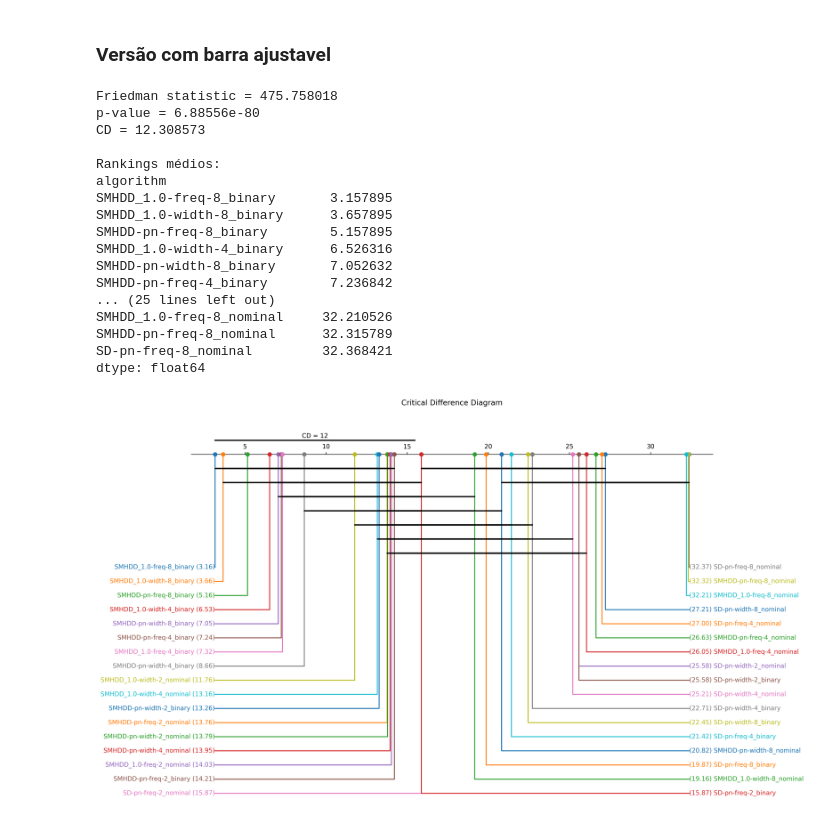
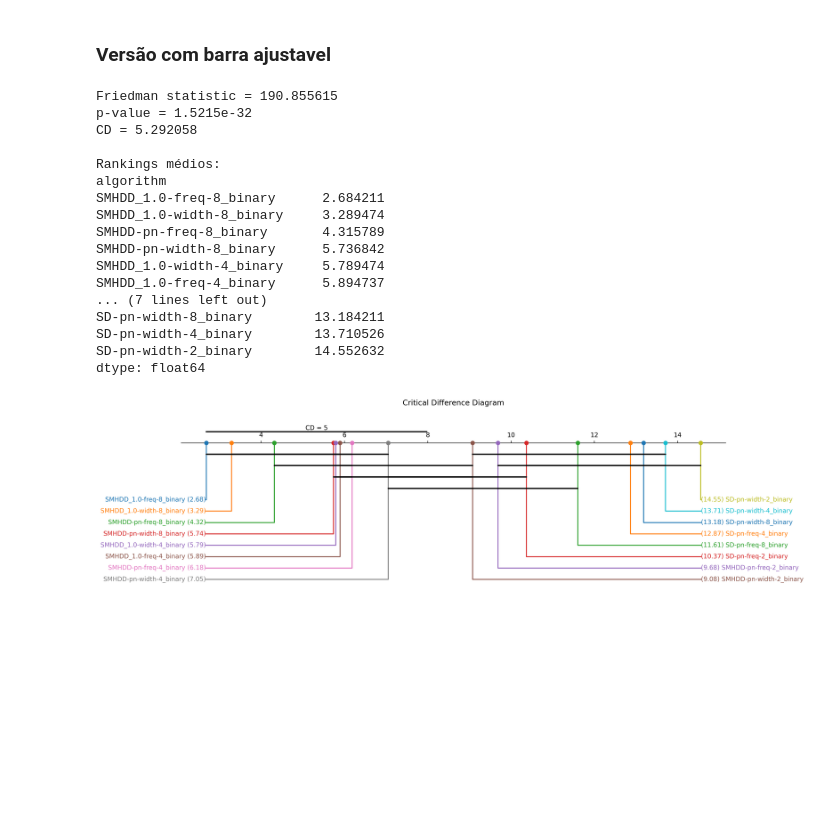
Before and after one commit to giordano-toscano/result_sandbox, a Jupyter notebook: critical_difference.ipynb, the cells around one changed output. Drawn from its saved outputs; the diff is of its cells as text; code cells hidden in the pictures; blank space fills up the shorter version.

```diff
--- a/critical_difference.ipynb
+++ b/critical_difference.ipynb
@@ -9,7 +9,7 @@ from scipy.stats import friedmanchisquare, studentized_range
 # %% [markdown]
 ### VERIFICAR ALGORITMOS
 # %%
-df = pd.read_csv("FRIEDMAN READY\\all_qg_results.csv")
+df = pd.read_csv("friedman_ready\\all_qg_results.csv")
 
 tabela_contagem = (
     df
@@ -298,34 +298,35 @@ def gerar_cd_diagram(
         "p_matrix": p_matrix
     }
 # %%
-df_qg = pd.read_csv("FRIEDMAN READY\\all_qg_results.csv")
+df_qg = pd.read_csv("friedman_ready\\all_qg_results.csv")
 
 df_qg = df_qg[
-    ~df_qg["algorithm"].str.startswith("SSDP+", na=False)
+    (~df_qg["algorithm"].str.startswith("SSDP+", na=False)) &
+    (~df_qg["algorithm"].str.contains("nominal|nom", case=False, na=False, regex=True))
 ].copy()
 
 resultado_qg = gerar_cd_diagram(
     df_qg,
     metric_col="quality",
     higher_is_better=True,
     output_path="new_cd_diagram_qg.png",
 )
 # %% [output]
-Friedman statistic = 475.758018
-p-value = 6.88556e-80
-CD = 12.308573
+Friedman statistic = 190.855615
+p-value = 1.5215e-32
+CD = 5.292058
 
 Rankings médios:
 algorithm
-SMHDD_1.0-freq-8_binary       3.157895
-SMHDD_1.0-width-8_binary      3.657895
-SMHDD-pn-freq-8_binary        5.157895
-SMHDD_1.0-width-4_binary      6.526316
-SMHDD-pn-width-8_binary       7.052632
-SMHDD-pn-freq-4_binary        7.236842
-... (25 lines left out)
-SMHDD_1.0-freq-8_nominal     32.210526
-SMHDD-pn-freq-8_nominal      32.315789
-SD-pn-freq-8_nominal         32.368421
+SMHDD_1.0-freq-8_binary      2.684211
+SMHDD_1.0-width-8_binary     3.289474
+SMHDD-pn-freq-8_binary       4.315789
+SMHDD-pn-width-8_binary      5.736842
+SMHDD_1.0-width-4_binary     5.789474
+SMHDD_1.0-freq-4_binary      5.894737
+... (7 lines left out)
+SD-pn-width-8_binary        13.184211
+SD-pn-width-4_binary        13.710526
+SD-pn-width-2_binary        14.552632
 dtype: float64
-[figure, old version]
+[figure, new version]
```
Also changed, not shown: 2 other files.
